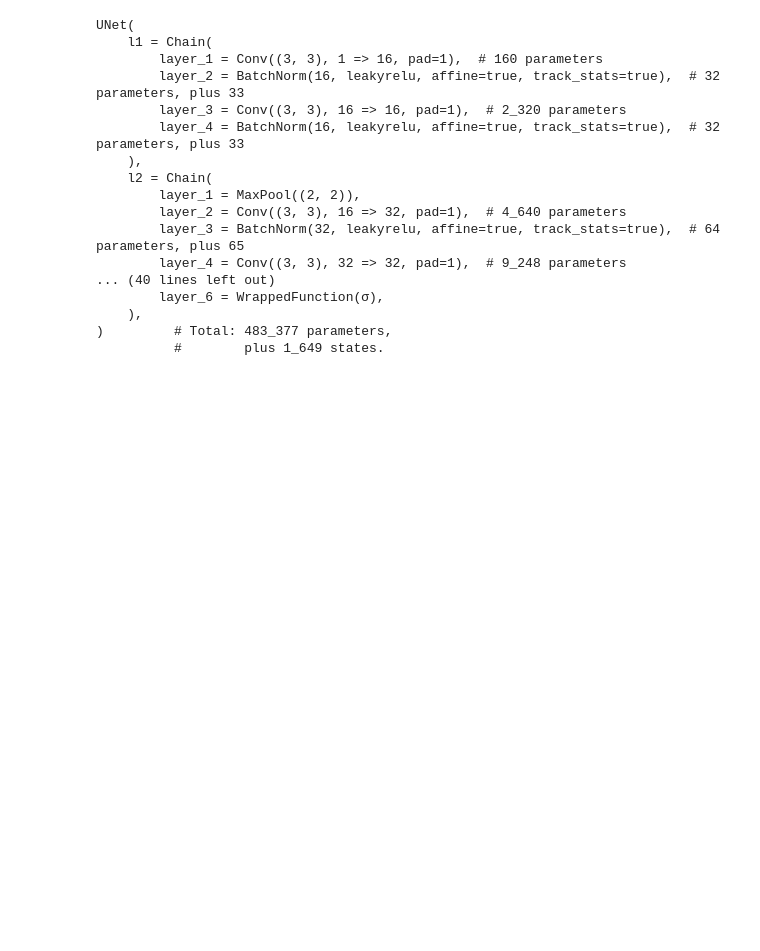
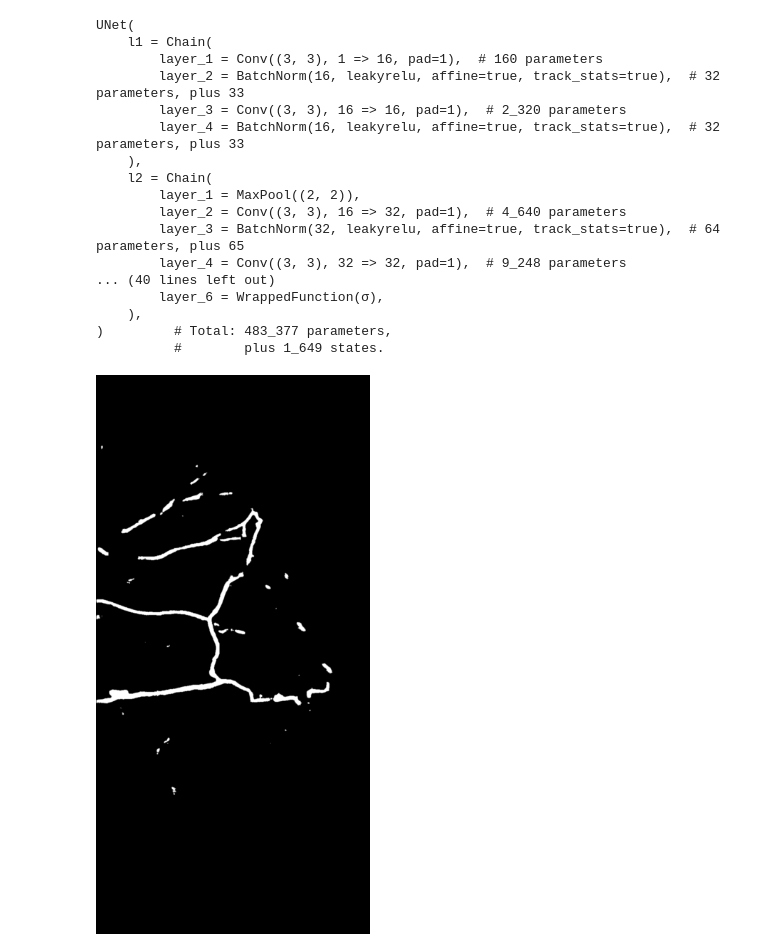
Before and after one commit to MolloiLab/BreastArterialCalcification, a Jupyter notebook: inference.ipynb, the cells around one changed output. Saved outputs shown, nothing was run; the diff lists cells and outputs as text; code cells hidden in the pictures; blank space fills up the shorter version.

```diff
--- a/inference.ipynb
+++ b/inference.ipynb
@@ -149,4 +367,12 @@ UNet(
 )         # Total: 483_377 parameters,
           #        plus 1_649 states.
 # %%
-ŷ, st = Lux.apply(model, x, ps, st)
+x = reshape(img_cropped, size(img_cropped)..., 1, 1)
+x = x |> dev
+ŷ, st = Lux.apply(model, x, ps, st);
+# %%
+ŷ_cpu = ŷ |> cpu
+ŷ_cpu = ifelse.(ŷ_cpu .>= 0.5, 1, 0)
+Gray.(ŷ_cpu[:, :, 1, 1])
+# %% [output]
+[figure, added]
```
Also changed, not shown: parts of 8 cells of this notebook.
